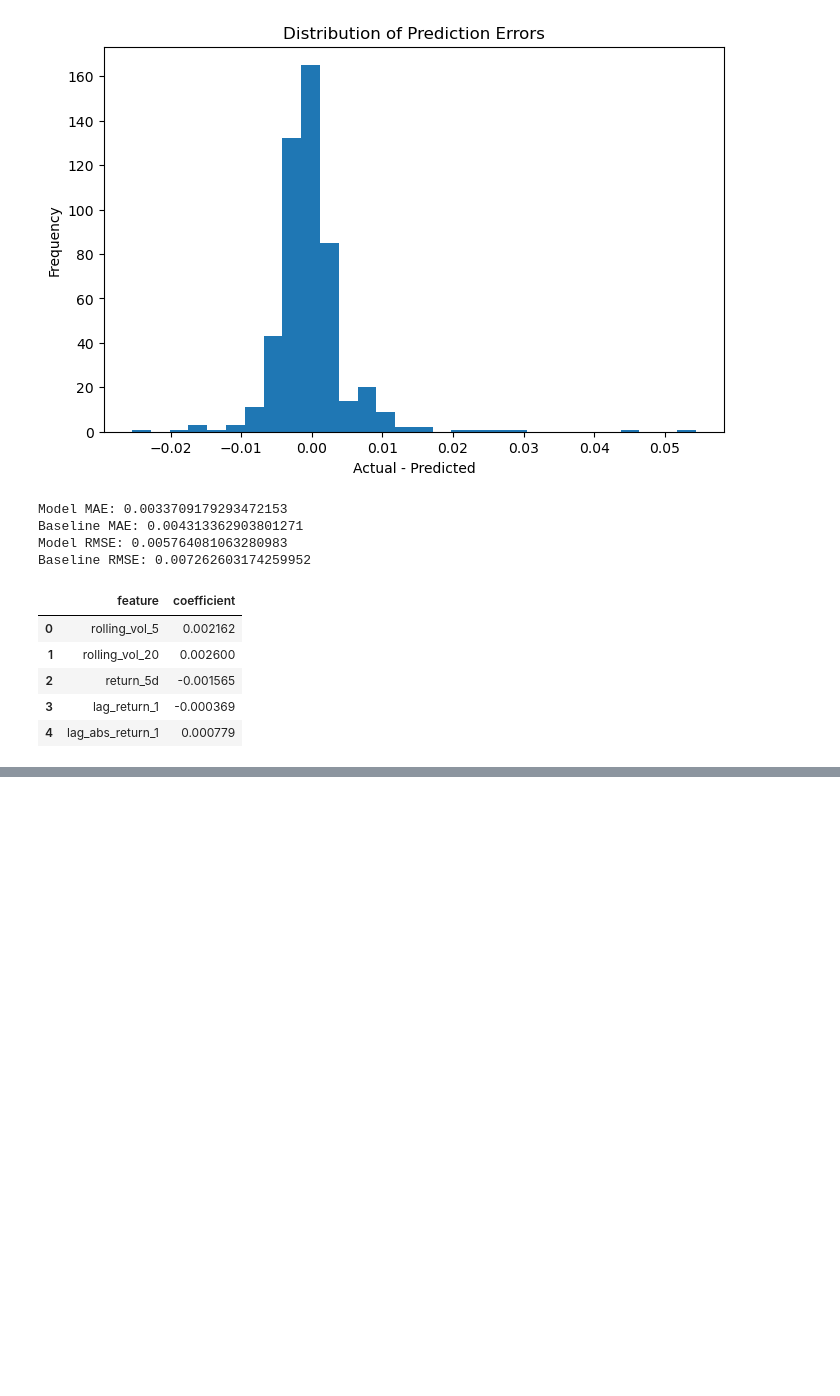
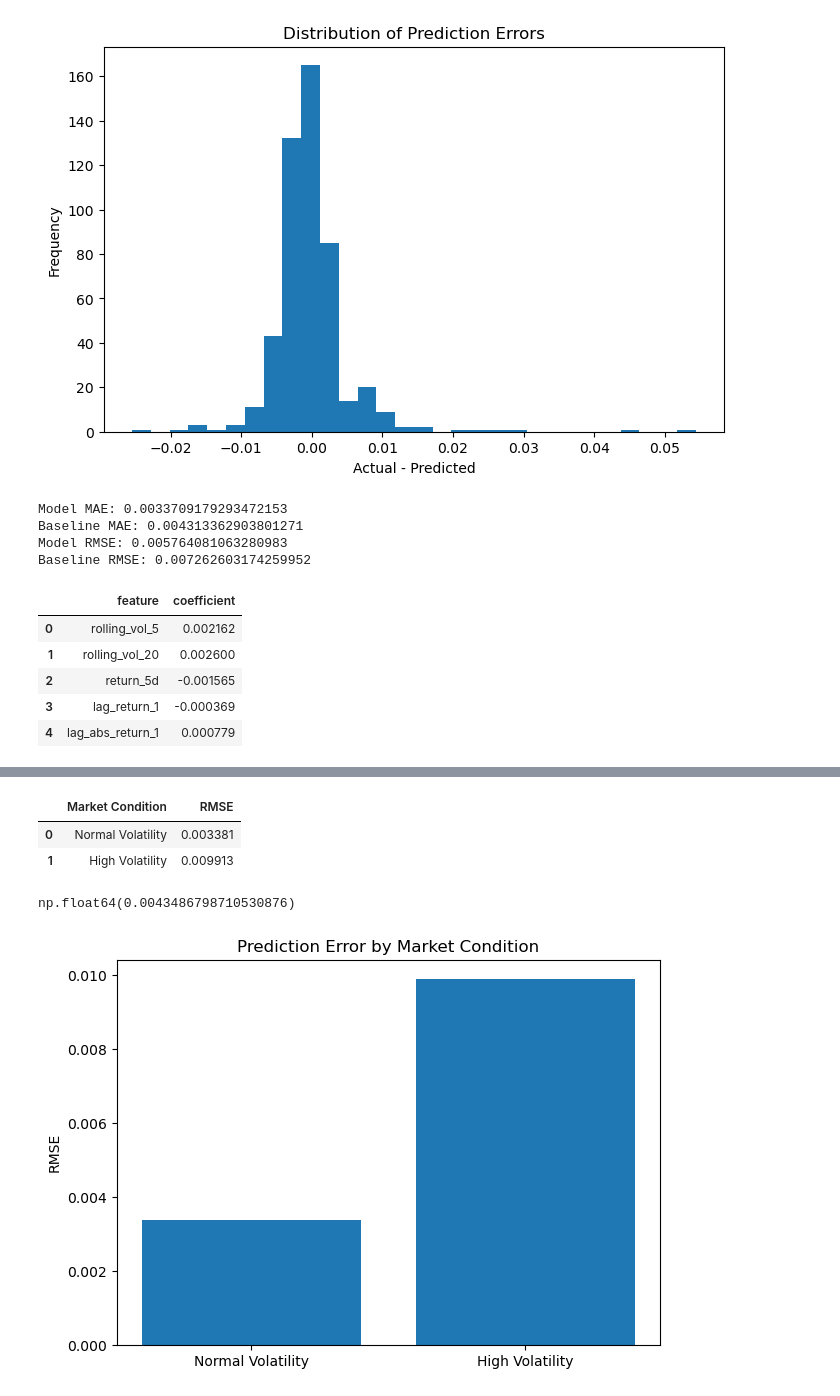
Before and after one commit to ch5510/bootcamp_chen_he, a Jupyter notebook: project/notebooks/project_pipeline.ipynb, the cells around one changed output, grey strips where cells are left out. Cells and saved outputs as stored; diff of their text form; code cells hidden in the pictures; blank space fills up the shorter version.

```diff
--- a/project/notebooks/project_pipeline.ipynb
+++ b/project/notebooks/project_pipeline.ipynb
@@ -976,0 +1145,31 @@ coef_table
+# %%
+high_vol_rmse = (
+    mean_squared_error(
+        y_test[high_vol_mask],
+        y_pred[high_vol_mask]
+    ) ** 0.5
+)
+
+normal_vol_rmse = (
+    mean_squared_error(
+        y_test[normal_vol_mask],
+        y_pred[normal_vol_mask]
+    ) ** 0.5
+)
+# %%
+stress_results = pd.DataFrame({
+    "Market Condition": [
+        "Normal Volatility",
+        "High Volatility"
+    ],
+    "RMSE": [
+        normal_vol_rmse,
+        high_vol_rmse
+    ]
+})
+
+stress_results
+# %% [output]
+|  | Market Condition | RMSE |
+| 0 | Normal Volatility | 0.003381 |
+| 1 | High Volatility | 0.009913 |
@@ -976,0 +1193,26 @@ coef_table
+# %%
+evaluation_df.loc[
+    high_vol_mask.to_numpy(),
+    "error"
+].mean()
+# %% [output]
+np.float64(0.0043486798710530876)
+# %%
+plt.figure(figsize=(7, 5))
+
+plt.bar(
+    stress_results[
+        "Market Condition"
+    ],
+    stress_results["RMSE"]
+)
+
+plt.title(
+    "Prediction Error by Market Condition"
+)
+
+plt.ylabel("RMSE")
+
+plt.show()
+# %% [output]
+[figure, added]
```
Also changed, not shown: parts of 17 cells of this notebook, 4 other files.
